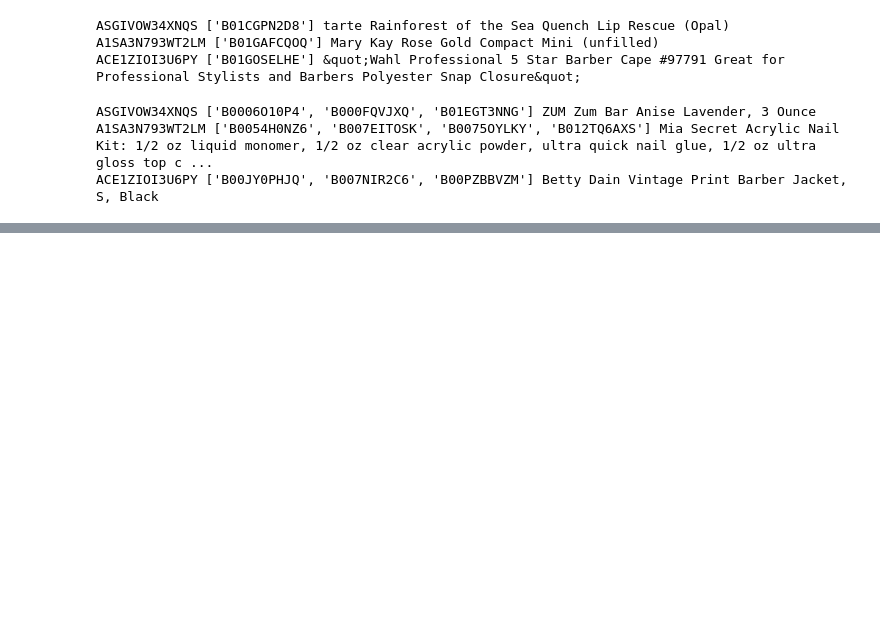
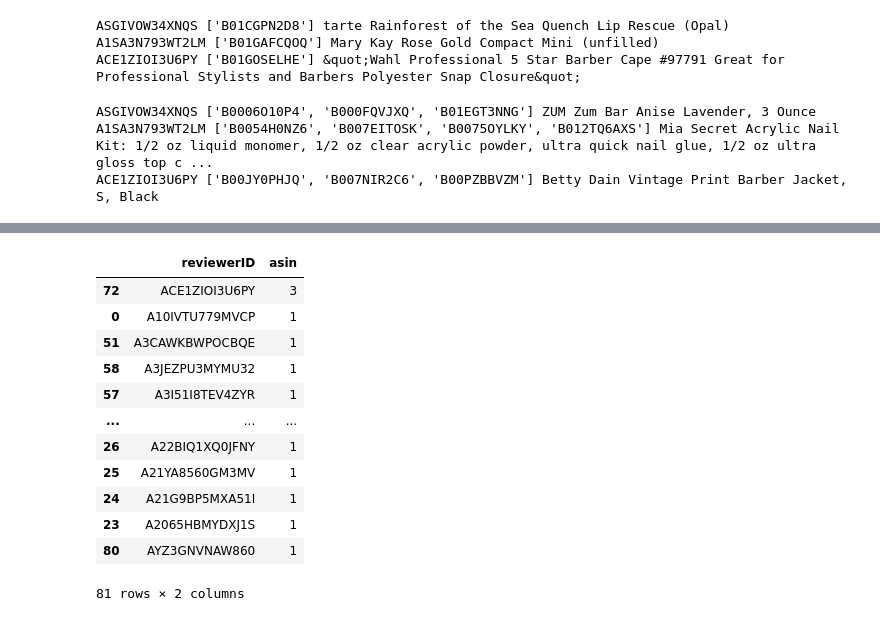
Before and after one commit to milanazhang/data-course-sample, a Jupyter notebook: cf-user-based.ipynb, the cells around one changed output, grey strips where cells are left out. Saved outputs shown, nothing was run; the diff lists cells and outputs as text; code cells hidden in the pictures; blank space fills up the shorter version.

```diff
--- a/cf-user-based.ipynb
+++ b/cf-user-based.ipynb
@@ -630,0 +656,17 @@ ACE1ZIOI3U6PY ['B00JY0PHJQ', 'B007NIR2C6', 'B00PZBBVZM'] Betty Dain Vintage Prin
+# %%
+asin_list = ratings_trainings[ratings_trainings["reviewerID"]=="ACE1ZIOI3U6PY"]["asin"].to_list()
+ratings_trainings[ratings_trainings["asin"].isin(asin_list)].groupby("reviewerID",as_index=False)["asin"].nunique().sort_values("asin",ascending=False)
+# %% [output]
+|  | reviewerID | asin |
+| 72 | ACE1ZIOI3U6PY | 3 |
+| 0 | A10IVTU779MVCP | 1 |
+| 51 | A3CAWKBWPOCBQE | 1 |
+| 58 | A3JEZPU3MYMU32 | 1 |
+| 57 | A3I51I8TEV4ZYR | 1 |
+| ... | ... | ... |
+| 26 | A22BIQ1XQ0JFNY | 1 |
+| 25 | A21YA8560GM3MV | 1 |
+| 24 | A21G9BP5MXA51I | 1 |
+| 23 | A2065HBMYDXJ1S | 1 |
+| 80 | AYZ3GNVNAW860 | 1 |
+81 rows × 2 columns
```
Also changed, not shown: parts of 15 cells of this notebook.
